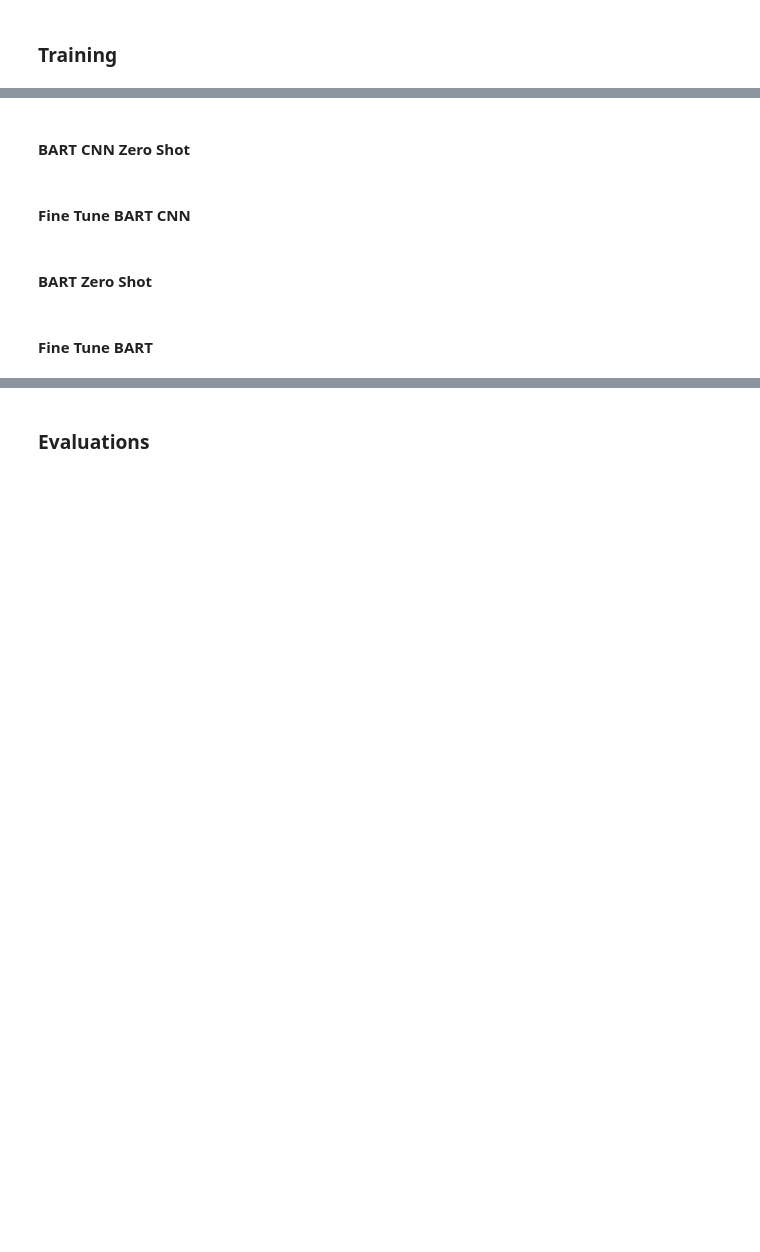
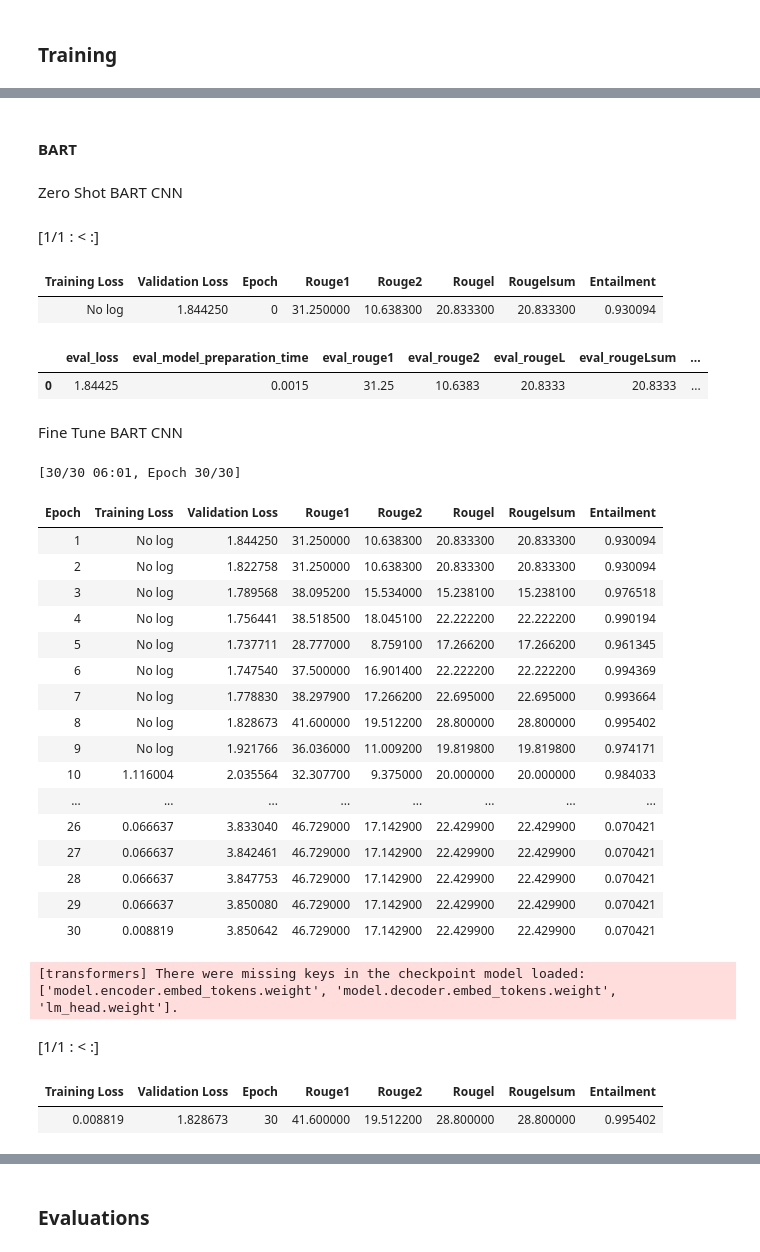
Before and after one commit to RinMDfa-a/IF5153_NLP_Final_Projects, a Jupyter notebook: experiments/phase_3part.ipynb, the cells around one changed output, grey strips where cells are left out. Cells and saved outputs as stored; diff of their text form; code cells hidden in the pictures; blank space fills up the shorter version.

Commit message:
feat: completed ipynb experiment template (runned with dummy data)

```diff
--- a/experiments/phase_3part.ipynb
+++ b/experiments/phase_3part.ipynb
@@ -215,6 +281,6 @@ data_collator_bart = DataCollatorForSeq2Seq(tokenizer=BART_tokenizer)
 ### Training
 # %%
 FLAN_model = AutoModelForSeq2SeqLM.from_pretrained(FLAN_MODEL)
+BART_CNN_model = AutoModelForSeq2SeqLM.from_pretrained(BART_CNN_MODEL)
 # BART_model = AutoModelForSeq2SeqLM.from_pretrained(BART_MODEL)
-# BART_CNN_model = AutoModelForSeq2SeqLM.from_pretrained(BART_CNN_MODEL)
 # %% [output]
@@ -266,8 +416,71 @@ trainer_FLAN.evaluate()
 # %% [markdown]
-#### BART CNN Zero Shot
+#### BART
+# %%
+BART_CNN_training_args = Seq2SeqTrainingArguments(
+    output_dir="./models/BART-CNN-finetune",
+    learning_rate=2e-5,
+    # per_device_train_batch_size=24,
+    # per_device_eval_batch_size=32,
+    lr_scheduler_type="cosine",
+    logging_steps=10,
+    load_best_model_at_end=True,
+    metric_for_best_model="eval_entailment",
+    greater_is_better=True,
+    eval_strategy="epoch",
+    save_strategy="best",
+    num_train_epochs=30,
+    weight_decay=0.01,
+    warmup_steps=9, # nanti diisi
+    predict_with_generate=True,
+    generation_max_length=128,
+    seed=SEED
+)
+# %%
+trainer_BART_CNN = Seq2SeqTrainer(
+    BART_CNN_model,
+    args=BART_CNN_training_args,
+    train_dataset=tokenized_bart_dataset['train'],
+    eval_dataset=tokenized_bart_dataset['valid'],
+    data_collator=data_collator_bart,
+    compute_metrics=compute_metric_BART
+)
+# %% [markdown]
+Zero Shot BART CNN
+# %%
+zero_shot_bart_cnn = run_model(trainer=trainer_BART_CNN, do_train=False, model_name="BART CNN")
+# %% [output]
+[1/1 : < :]
+| Training Loss | Validation Loss | Epoch | Rouge1 | Rouge2 | Rougel | Rougelsum | Entailment |
+| No log | 1.844250 | 0 | 31.250000 | 10.638300 | 20.833300 | 20.833300 | 0.930094 |
+# %%
+zero_shot_bart_cnn
+# %% [output]
+|  | eval_loss | eval_model_preparation_time | eval_rouge1 | eval_rouge2 | eval_rougeL | eval_rougeLsum | ... |
+| 0 | 1.84425 | 0.0015 | 31.25 | 10.6383 | 20.8333 | 20.8333 | ... |
 # %% [markdown]
-#### Fine Tune BART CNN
+Fine Tune BART CNN
-# %% [markdown]
-#### BART Zero Shot
-# %% [markdown]
-#### Fine Tune BART
+# %%
+fine_tune_bart_cnn = run_model(trainer=trainer_BART_CNN, do_train=True, model_name="BART CNN")
+# %% [output]
+[30/30 06:01, Epoch 30/30]
+| Epoch | Training Loss | Validation Loss | Rouge1 | Rouge2 | Rougel | Rougelsum | Entailment |
+| 1 | No log | 1.844250 | 31.250000 | 10.638300 | 20.833300 | 20.833300 | 0.930094 |
+| 2 | No log | 1.822758 | 31.250000 | 10.638300 | 20.833300 | 20.833300 | 0.930094 |
+| 3 | No log | 1.789568 | 38.095200 | 15.534000 | 15.238100 | 15.238100 | 0.976518 |
+| 4 | No log | 1.756441 | 38.518500 | 18.045100 | 22.222200 | 22.222200 | 0.990194 |
+| 5 | No log | 1.737711 | 28.777000 | 8.759100 | 17.266200 | 17.266200 | 0.961345 |
+| 6 | No log | 1.747540 | 37.500000 | 16.901400 | 22.222200 | 22.222200 | 0.994369 |
+| 7 | No log | 1.778830 | 38.297900 | 17.266200 | 22.695000 | 22.695000 | 0.993664 |
+| 8 | No log | 1.828673 | 41.600000 | 19.512200 | 28.800000 | 28.800000 | 0.995402 |
+| 9 | No log | 1.921766 | 36.036000 | 11.009200 | 19.819800 | 19.819800 | 0.974171 |
+| 10 | 1.116004 | 2.035564 | 32.307700 | 9.375000 | 20.000000 | 20.000000 | 0.984033 |
+| ... | ... | ... | ... | ... | ... | ... | ... |
+| 26 | 0.066637 | 3.833040 | 46.729000 | 17.142900 | 22.429900 | 22.429900 | 0.070421 |
+| 27 | 0.066637 | 3.842461 | 46.729000 | 17.142900 | 22.429900 | 22.429900 | 0.070421 |
+| 28 | 0.066637 | 3.847753 | 46.729000 | 17.142900 | 22.429900 | 22.429900 | 0.070421 |
+| 29 | 0.066637 | 3.850080 | 46.729000 | 17.142900 | 22.429900 | 22.429900 | 0.070421 |
+| 30 | 0.008819 | 3.850642 | 46.729000 | 17.142900 | 22.429900 | 22.429900 | 0.070421 |
+[transformers] There were missing keys in the checkpoint model loaded: ['model.encoder.embed_tokens.weight', 'model.decoder.embed_tokens.weight', 'lm_head.weight'].
+[1/1 : < :]
+| Training Loss | Validation Loss | Epoch | Rouge1 | Rouge2 | Rougel | Rougelsum | Entailment |
+| 0.008819 | 1.828673 | 30 | 41.600000 | 19.512200 | 28.800000 | 28.800000 | 0.995402 |
```
Also changed, not shown: parts of 40 cells of this notebook, 1 other file.
